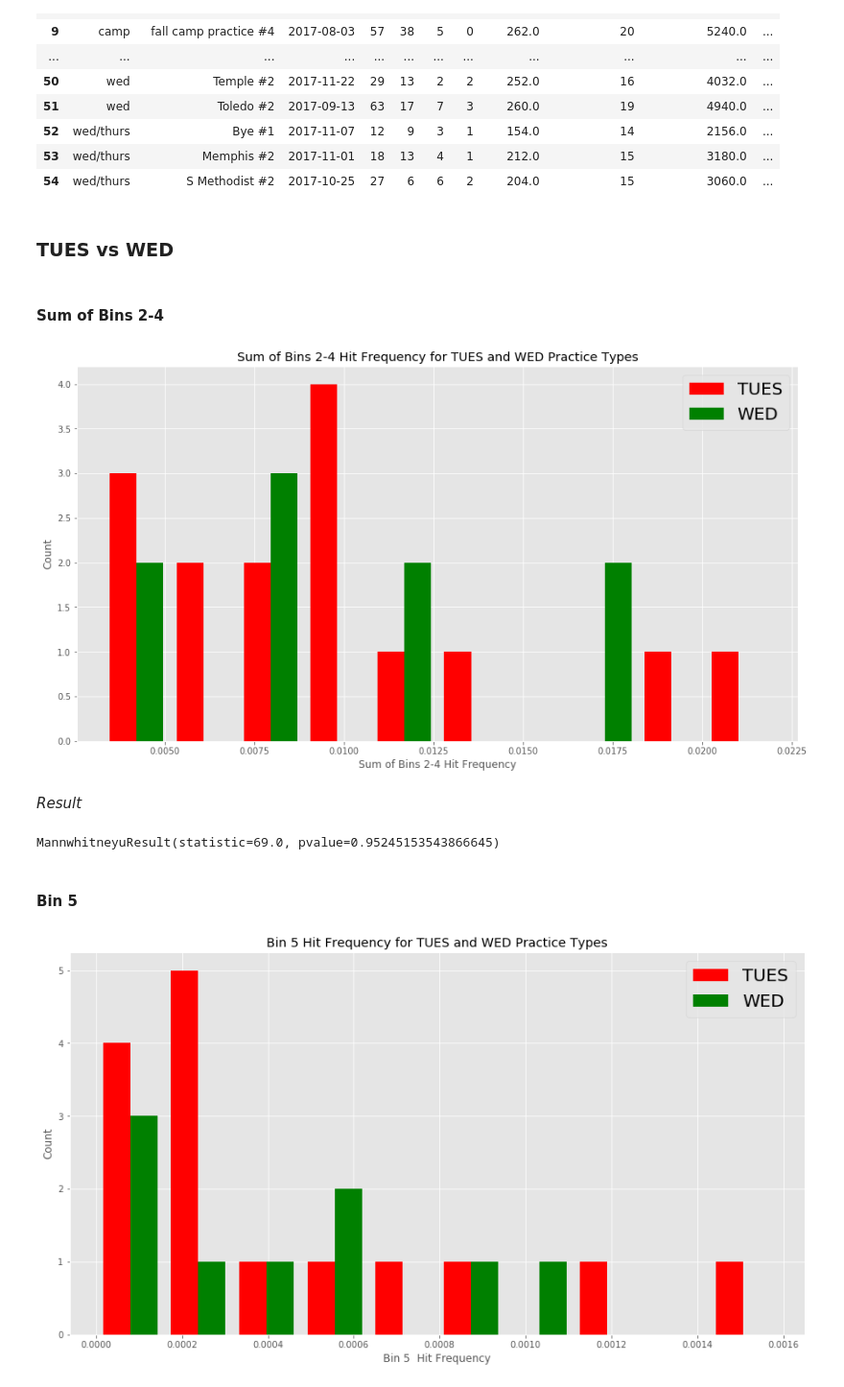
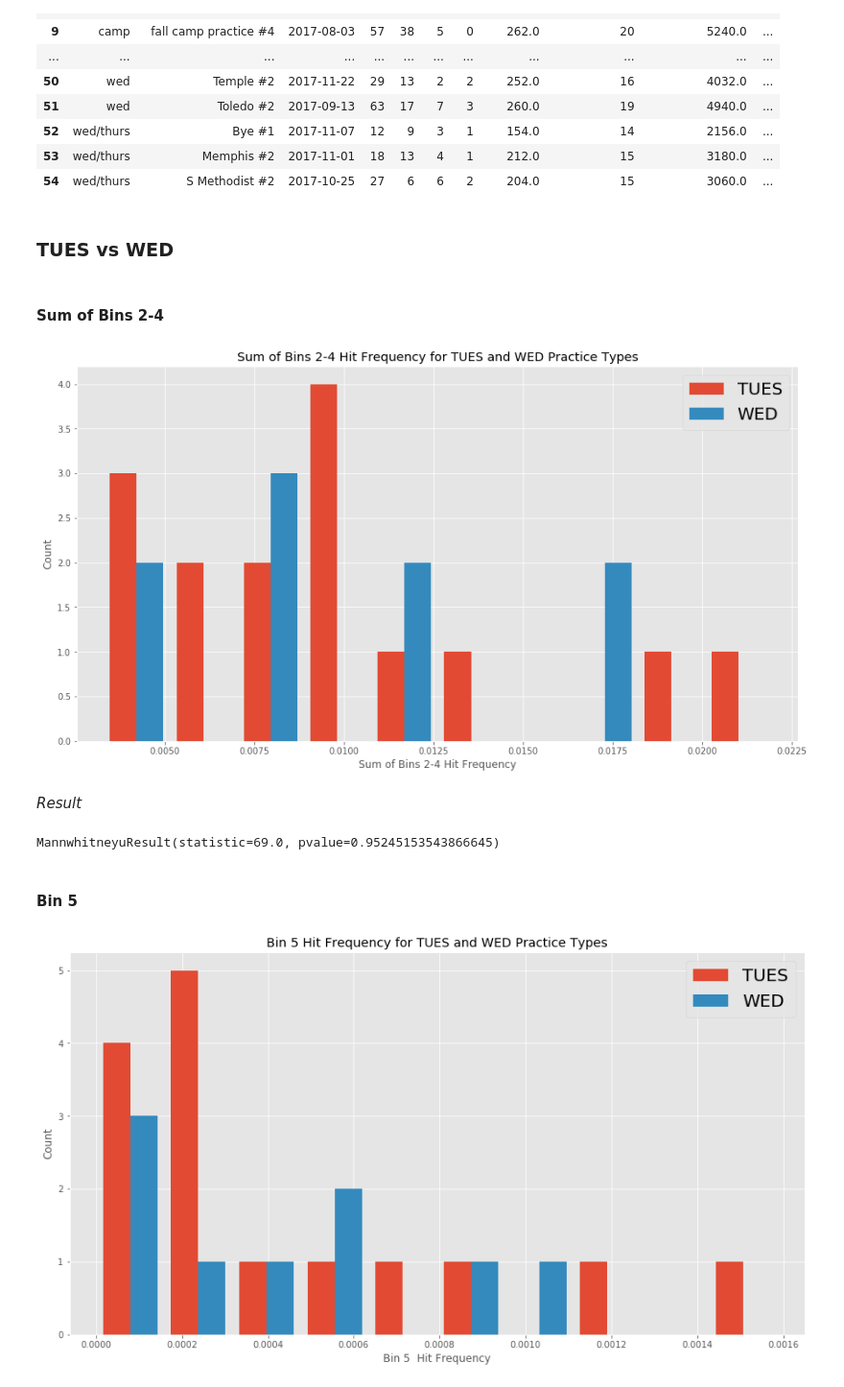
Before and after one commit to smhilde/ut_hits, a Jupyter notebook: Round 2.ipynb, the cells around one changed output. Shown at 96% size. Cells and saved outputs as stored; diff of their text form; code cells hidden in the pictures.

```diff
--- a/Round 2.ipynb
+++ b/Round 2.ipynb
@@ -986,40 +986,40 @@ utest_groups = pd.concat([utest_data, comb]).groupby('type')
 pairs = [('tues', 'wed'), ('wed', 'thurs'), ('tues', 'thurs'), ('camp', 'comb')]
 for t1, t2 in pairs:
     printmd('### {} vs {}'.format(t1.upper(), t2.upper()))
     printmd('#### Sum of Bins 2-4')
     fig = plt.figure(figsize=(15,8))
     ax = plt.subplot()
-    ax.hist([utest_groups.get_group(t1)['norm_sum24'], utest_groups.get_group(t2)['norm_sum24']], 10, histtype='bar', color=['red', 'green'], label=[t1.upper(), t2.upper()])
+    ax.hist([utest_groups.get_group(t1)['norm_sum24'], utest_groups.get_group(t2)['norm_sum24']], 10, histtype='bar', label=[t1.upper(), t2.upper()])
     ax.legend(prop={'size': 20})
     ax.set_title('Sum of Bins 2-4 Hit Frequency for {} and {} Practice Types'.format(t1.upper(), t2.upper()))
     plt.xlabel('Sum of Bins 2-4 Hit Frequency')
     plt.ylabel('Count')
     plt.show()
     printmd('_Result_')
     display(mannwhitneyu(utest_groups.get_group(t1)['norm_sum24'],
                  utest_groups.get_group(t2)['norm_sum24'],
                  alternative='two-sided'))
     printmd('#### Bin 5')
     fig = plt.figure(figsize=(15,8))
     ax = plt.subplot()
-    ax.hist([utest_groups.get_group(t1)['norm_h5'], utest_groups.get_group(t2)['norm_h5']], 10, histtype='bar', color=['red', 'green'], label=[t1.upper(), t2.upper()])
+    ax.hist([utest_groups.get_group(t1)['norm_h5'], utest_groups.get_group(t2)['norm_h5']], 10, histtype='bar', label=[t1.upper(), t2.upper()])
     ax.legend(prop={'size': 20})
     ax.set_title('Bin 5 Hit Frequency for {} and {} Practice Types'.format(t1.upper(), t2.upper()))
     plt.xlabel('Bin 5  Hit Frequency')
     plt.ylabel('Count')
     plt.show()
     printmd('_Result_')
     display(mannwhitneyu(utest_groups.get_group(t1)['norm_h5'],
                  utest_groups.get_group(t2)['norm_h5'],
                  alternative='two-sided'))
 # %% [output]
 ### TUES vs WED
 #### Sum of Bins 2-4
-[figure, old version]
+[figure, new version]
 _Result_
 MannwhitneyuResult(statistic=69.0, pvalue=0.95245153543866645)
 #### Bin 5
-[figure, old version]
+[figure, new version]
 _Result_
 MannwhitneyuResult(statistic=65.0, pvalue=0.90381491879526221)
 ### WED vs THURS
```
Also changed, not shown: parts of 5 cells of this notebook.
